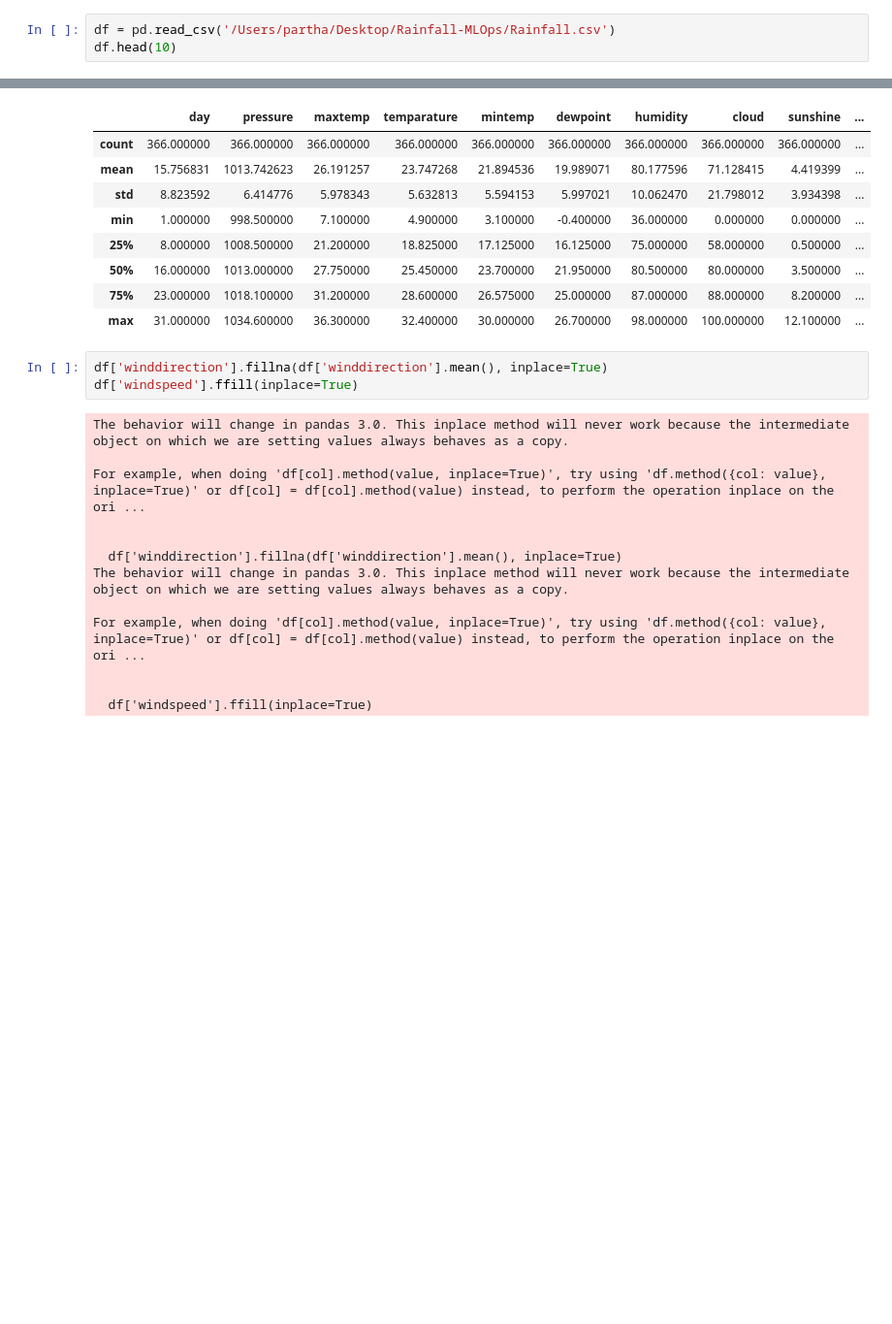
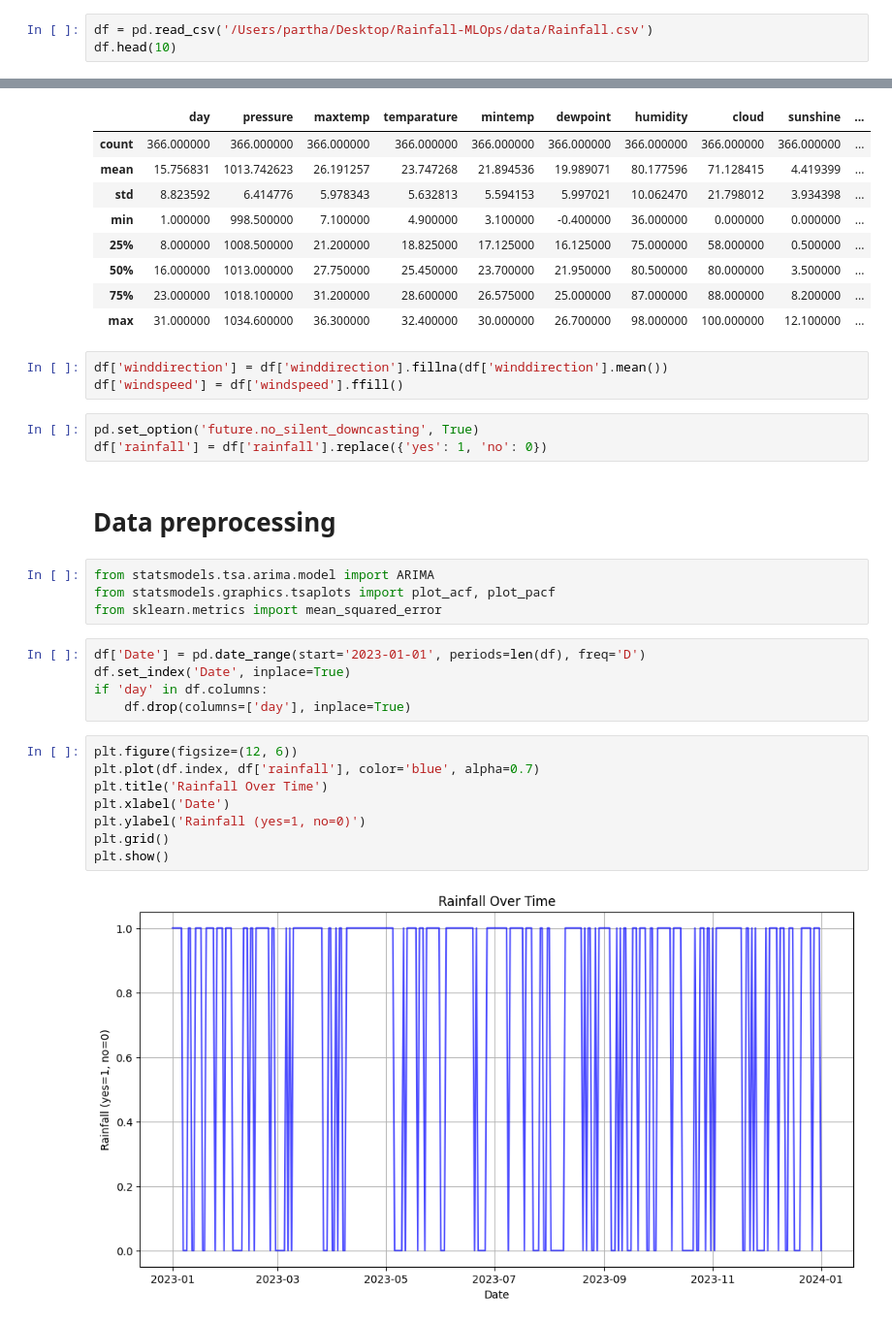
Before and after one commit to Partha-Guntur/Rainfall-Prediction-using-MLOps, a Jupyter notebook: ranifall-pred.ipynb, the cells around one changed output, grey strips where cells are left out. Shown: that part at 97% size. Saved outputs shown, nothing was run; the diff lists cells and outputs as text; blank space fills up the shorter version.

```diff
--- a/ranifall-pred.ipynb
+++ b/ranifall-pred.ipynb
@@ -12,7 +12,7 @@ import seaborn as sns
 import datetime
 from sklearn.preprocessing import MinMaxScaler, StandardScaler
 # %%
-df = pd.read_csv('/Users/partha/Desktop/Rainfall-MLOps/Rainfall.csv')
+df = pd.read_csv('/Users/partha/Desktop/Rainfall-MLOps/data/Rainfall.csv')
 df.head(10)
 # %% [output]
 |  | day | pressure | maxtemp | temparature | mintemp | dewpoint | humidity | cloud | rainfall | sunshine | ... |
@@ -78,18 +78,29 @@ df.describe()
 | 75% | 23.000000 | 1018.100000 | 31.200000 | 28.600000 | 26.575000 | 25.000000 | 87.000000 | 88.000000 | 8.200000 | ... |
 | max | 31.000000 | 1034.600000 | 36.300000 | 32.400000 | 30.000000 | 26.700000 | 98.000000 | 100.000000 | 12.100000 | ... |
 # %%
-df['winddirection'].fillna(df['winddirection'].mean(), inplace=True)
-df['windspeed'].ffill(inplace=True)
+df['winddirection'] = df['winddirection'].fillna(df['winddirection'].mean())
+df['windspeed'] = df['windspeed'].ffill()
-# %% [output]
-The behavior will change in pandas 3.0. This inplace method will never work because the intermediate object on which we are setting values always behaves as a copy.
-
-For example, when doing 'df[col].method(value, inplace=True)', try using 'df.method({col: value}, inplace=True)' or df[col] = df[col].method(value) instead, to perform the operation inplace on the ori ...
-
-
-  df['winddirection'].fillna(df['winddirection'].mean(), inplace=True)
-The behavior will change in pandas 3.0. This inplace method will never work because the intermediate object on which we are setting values always behaves as a copy.
-
-For example, when doing 'df[col].method(value, inplace=True)', try using 'df.method({col: value}, inplace=True)' or df[col] = df[col].method(value) instead, to perform the operation inplace on the ori ...
-
-
-  df['windspeed'].ffill(inplace=True)
+# %%
+pd.set_option('future.no_silent_downcasting', True)
+df['rainfall'] = df['rainfall'].replace({'yes': 1, 'no': 0})
+# %% [markdown]
+# Data preprocessing
+# %%
+from statsmodels.tsa.arima.model import ARIMA
+from statsmodels.graphics.tsaplots import plot_acf, plot_pacf
+from sklearn.metrics import mean_squared_error
+# %%
+df['Date'] = pd.date_range(start='2023-01-01', periods=len(df), freq='D')
+df.set_index('Date', inplace=True)
+if 'day' in df.columns:
+    df.drop(columns=['day'], inplace=True)
+# %%
+plt.figure(figsize=(12, 6))
+plt.plot(df.index, df['rainfall'], color='blue', alpha=0.7)
+plt.title('Rainfall Over Time')
+plt.xlabel('Date')
+plt.ylabel('Rainfall (yes=1, no=0)')
+plt.grid()
+plt.show()
+# %% [output]
+[figure, added]
```
Also changed, not shown: parts of 8 cells of this notebook, 1 other file.
